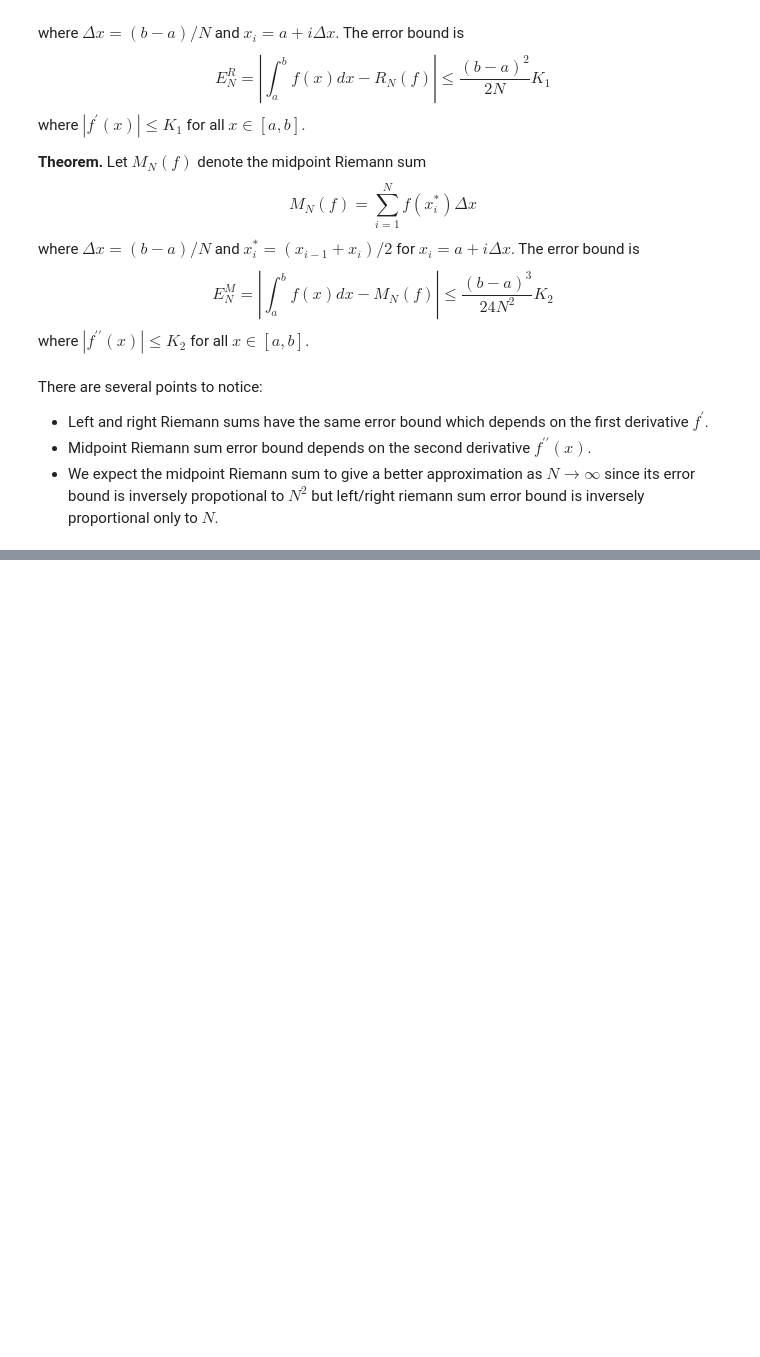
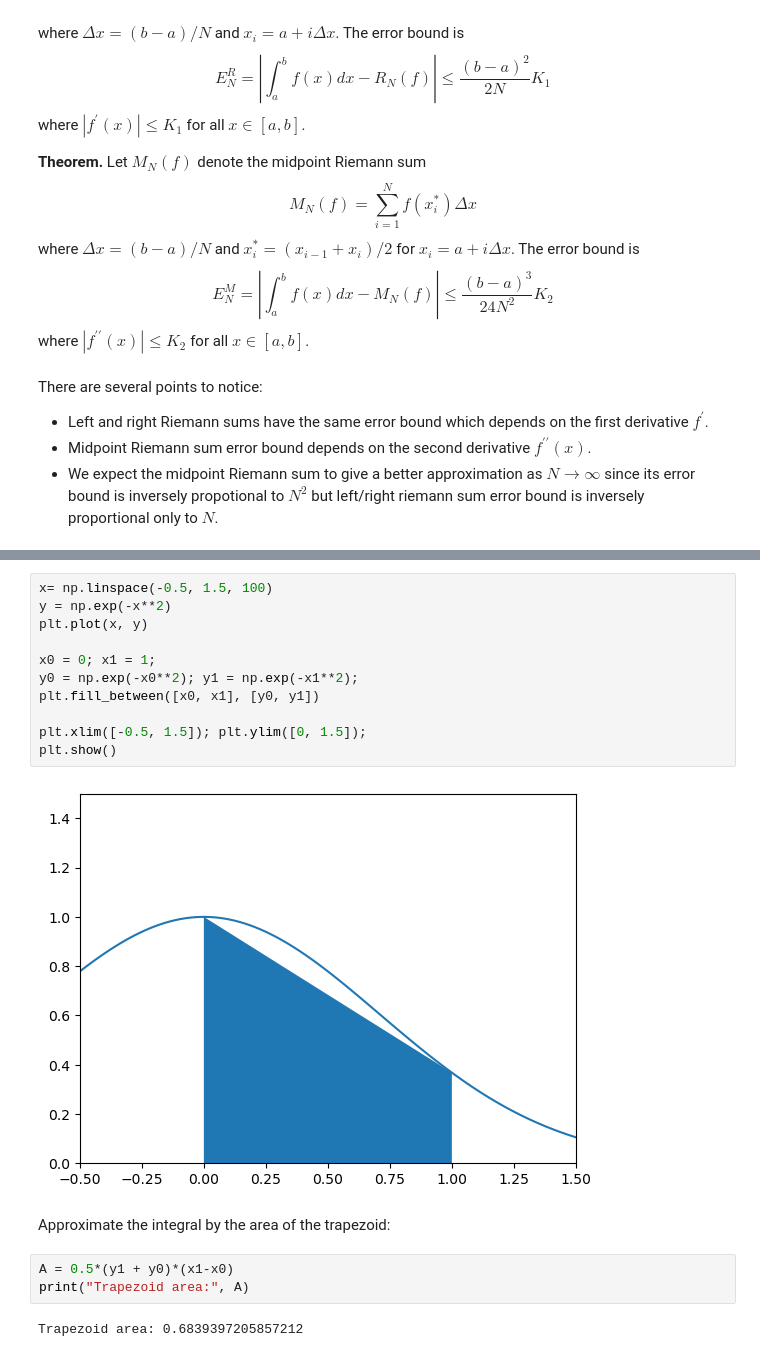
Before and after one commit to byeolla/science_dnn, a Jupyter notebook: 4th_week.ipynb, the cells around one changed output, grey strips where cells are left out. Drawn from its saved outputs; the diff is of its cells as text; blank space fills up the shorter version.

```diff
--- a/4th_week.ipynb
+++ b/4th_week.ipynb
@@ -164,0 +280,20 @@ where $\Delta = (b-a)/N$ and $x_{i}= a+i\Delta x$ defines a partition with $N$ s
+# %%
+x= np.linspace(-0.5, 1.5, 100)
+y = np.exp(-x**2)
+plt.plot(x, y)
+
+x0 = 0; x1 = 1;
+y0 = np.exp(-x0**2); y1 = np.exp(-x1**2);
+plt.fill_between([x0, x1], [y0, y1])
+
+plt.xlim([-0.5, 1.5]); plt.ylim([0, 1.5]);
+plt.show()
+# %% [output]
+[figure, added]
+# %% [markdown]
+Approximate the integral by the area of the trapezoid:
+# %%
+A = 0.5*(y1 + y0)*(x1-x0)
+print("Trapezoid area:", A)
+# %% [output]
+Trapezoid area: 0.6839397205857212
```
Also changed, not shown: parts of 45 cells of this notebook.
